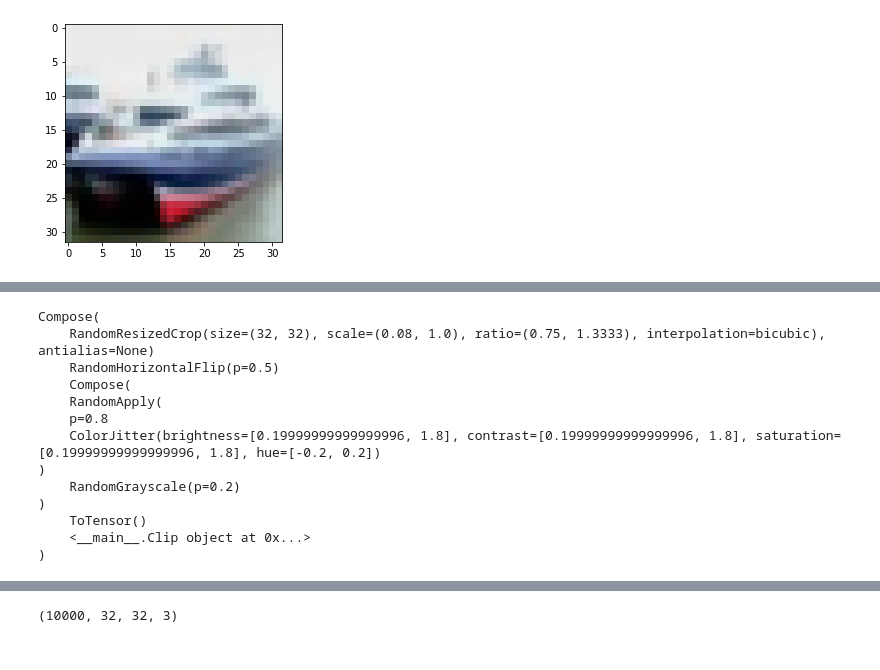
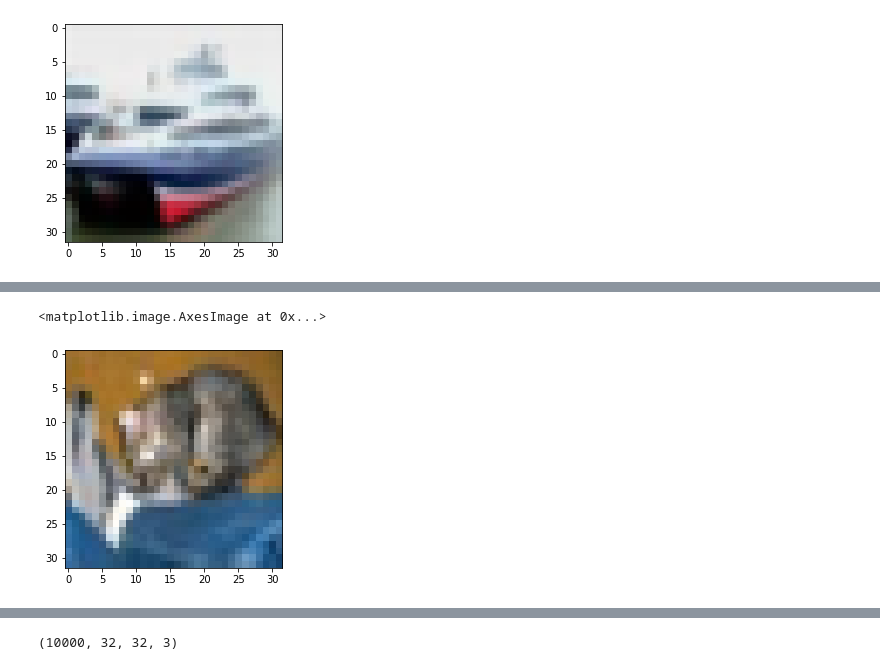
Before and after one commit to colevfrank/simclr-pytorch-cvf, a Jupyter notebook: augment_experiment.ipynb, the cells around one changed output, grey strips where cells are left out. Saved outputs shown, nothing was run; the diff lists cells and outputs as text; code cells hidden in the pictures.

```diff
--- a/augment_experiment.ipynb
+++ b/augment_experiment.ipynb
@@ -188,16 +194,6 @@ plt.imshow(samp_aug)
-# %%
-testset_aug.transform
-# %% [output]
-Compose(
-    RandomResizedCrop(size=(32, 32), scale=(0.08, 1.0), ratio=(0.75, 1.3333), interpolation=bicubic), antialias=None)
-    RandomHorizontalFlip(p=0.5)
-    Compose(
-    RandomApply(
-    p=0.8
-    ColorJitter(brightness=[0.19999999999999996, 1.8], contrast=[0.19999999999999996, 1.8], saturation=[0.19999999999999996, 1.8], hue=[-0.2, 0.2])
-)
-    RandomGrayscale(p=0.2)
-)
-    ToTensor()
-    <__main__.Clip object at 0x...>
-)
+# %%
+samp_aug = testset_aug.data[0]
+plt.imshow(samp_aug)
+# %% [output]
+<matplotlib.image.AxesImage at 0x...>
+[figure, added]
```
Also changed, not shown: parts of 19 cells of this notebook.
